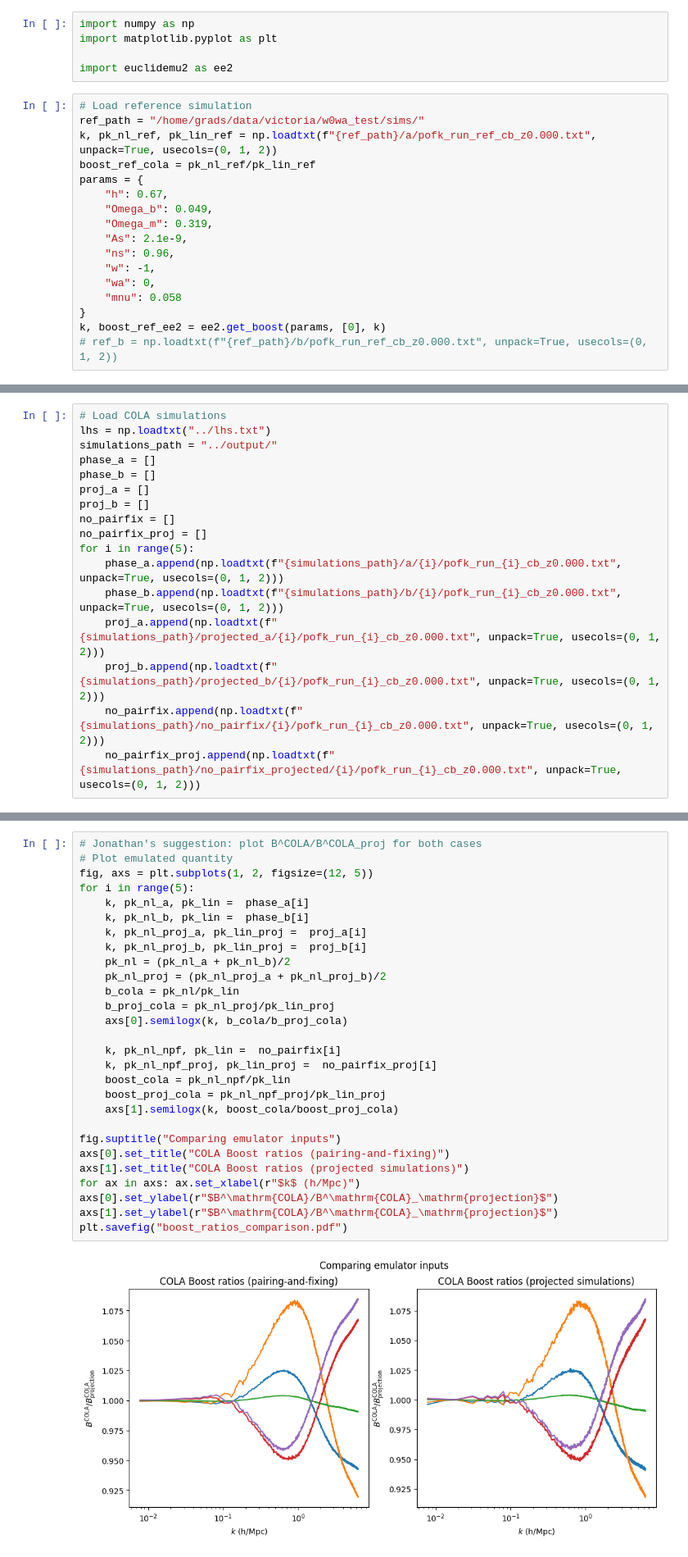
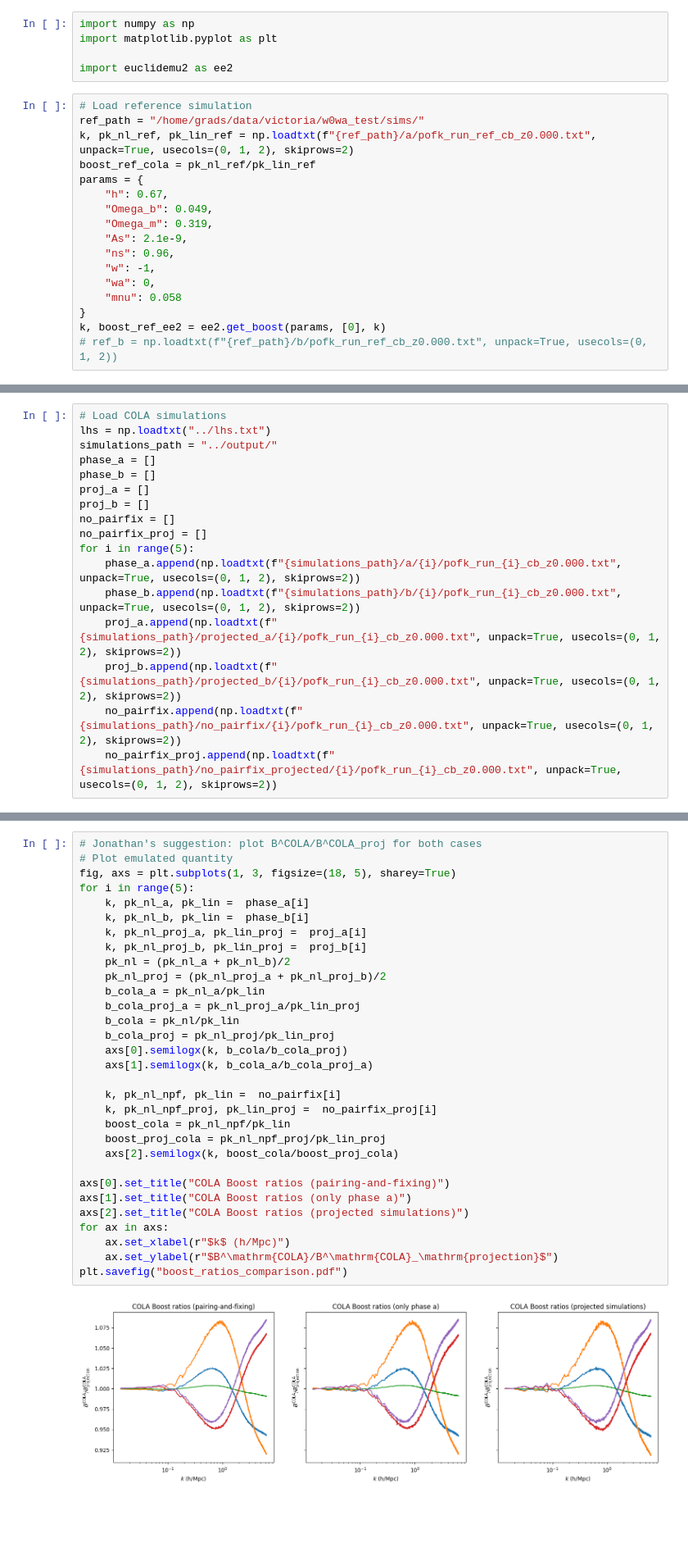
Before and after one commit to SBU-COSMOLIKE/COLA_w0wa, a Jupyter notebook: cola/test_5/analysis/cosmic_variance.ipynb, the cells around one changed output, grey strips where cells are left out. Shown at 82% size. Saved outputs shown, nothing was run; the diff lists cells and outputs as text; blank space fills up the shorter version.

```diff
--- a/cola/test_5/analysis/cosmic_variance.ipynb
+++ b/cola/test_5/analysis/cosmic_variance.ipynb
@@ -8,7 +8,7 @@ import euclidemu2 as ee2
 # %%
 # Load reference simulation
 ref_path = "/home/grads/data/victoria/w0wa_test/sims/"
-k, pk_nl_ref, pk_lin_ref = np.loadtxt(f"{ref_path}/a/pofk_run_ref_cb_z0.000.txt", unpack=True, usecols=(0, 1, 2))
+k, pk_nl_ref, pk_lin_ref = np.loadtxt(f"{ref_path}/a/pofk_run_ref_cb_z0.000.txt", unpack=True, usecols=(0, 1, 2), skiprows=2)
 boost_ref_cola = pk_nl_ref/pk_lin_ref
 params = {
     "h": 0.67,
@@ -39,12 +33,12 @@ proj_b = []
 no_pairfix = []
 no_pairfix_proj = []
 for i in range(5):
-    phase_a.append(np.loadtxt(f"{simulations_path}/a/{i}/pofk_run_{i}_cb_z0.000.txt", unpack=True, usecols=(0, 1, 2)))
-    phase_b.append(np.loadtxt(f"{simulations_path}/b/{i}/pofk_run_{i}_cb_z0.000.txt", unpack=True, usecols=(0, 1, 2)))
-    proj_a.append(np.loadtxt(f"{simulations_path}/projected_a/{i}/pofk_run_{i}_cb_z0.000.txt", unpack=True, usecols=(0, 1, 2)))
-    proj_b.append(np.loadtxt(f"{simulations_path}/projected_b/{i}/pofk_run_{i}_cb_z0.000.txt", unpack=True, usecols=(0, 1, 2)))
-    no_pairfix.append(np.loadtxt(f"{simulations_path}/no_pairfix/{i}/pofk_run_{i}_cb_z0.000.txt", unpack=True, usecols=(0, 1, 2)))
-    no_pairfix_proj.append(np.loadtxt(f"{simulations_path}/no_pairfix_projected/{i}/pofk_run_{i}_cb_z0.000.txt", unpack=True, usecols=(0, 1, 2)))
+    phase_a.append(np.loadtxt(f"{simulations_path}/a/{i}/pofk_run_{i}_cb_z0.000.txt", unpack=True, usecols=(0, 1, 2), skiprows=2))
+    phase_b.append(np.loadtxt(f"{simulations_path}/b/{i}/pofk_run_{i}_cb_z0.000.txt", unpack=True, usecols=(0, 1, 2), skiprows=2))
+    proj_a.append(np.loadtxt(f"{simulations_path}/projected_a/{i}/pofk_run_{i}_cb_z0.000.txt", unpack=True, usecols=(0, 1, 2), skiprows=2))
+    proj_b.append(np.loadtxt(f"{simulations_path}/projected_b/{i}/pofk_run_{i}_cb_z0.000.txt", unpack=True, usecols=(0, 1, 2), skiprows=2))
+    no_pairfix.append(np.loadtxt(f"{simulations_path}/no_pairfix/{i}/pofk_run_{i}_cb_z0.000.txt", unpack=True, usecols=(0, 1, 2), skiprows=2))
+    no_pairfix_proj.append(np.loadtxt(f"{simulations_path}/no_pairfix_projected/{i}/pofk_run_{i}_cb_z0.000.txt", unpack=True, usecols=(0, 1, 2), skiprows=2))
 # %%
 # Plot boost (1 ref) with pair-fixing
 for i in range(5):
@@ -178,30 +172,33 @@ plt.savefig("emulator_inputs.pdf")
 # %%
 # Jonathan's suggestion: plot B^COLA/B^COLA_proj for both cases
 # Plot emulated quantity
-fig, axs = plt.subplots(1, 2, figsize=(12, 5))
+fig, axs = plt.subplots(1, 3, figsize=(18, 5), sharey=True)
 for i in range(5):
     k, pk_nl_a, pk_lin =  phase_a[i]
     k, pk_nl_b, pk_lin =  phase_b[i]
     k, pk_nl_proj_a, pk_lin_proj =  proj_a[i]
     k, pk_nl_proj_b, pk_lin_proj =  proj_b[i]
     pk_nl = (pk_nl_a + pk_nl_b)/2
     pk_nl_proj = (pk_nl_proj_a + pk_nl_proj_b)/2
+    b_cola_a = pk_nl_a/pk_lin
+    b_cola_proj_a = pk_nl_proj_a/pk_lin_proj
     b_cola = pk_nl/pk_lin
-    b_proj_cola = pk_nl_proj/pk_lin_proj
-    axs[0].semilogx(k, b_cola/b_proj_cola)
+    b_cola_proj = pk_nl_proj/pk_lin_proj
+    axs[0].semilogx(k, b_cola/b_cola_proj)
+    axs[1].semilogx(k, b_cola_a/b_cola_proj_a)
 
     k, pk_nl_npf, pk_lin =  no_pairfix[i]
     k, pk_nl_npf_proj, pk_lin_proj =  no_pairfix_proj[i]
     boost_cola = pk_nl_npf/pk_lin
     boost_proj_cola = pk_nl_npf_proj/pk_lin_proj
-    axs[1].semilogx(k, boost_cola/boost_proj_cola)
+    axs[2].semilogx(k, boost_cola/boost_proj_cola)
 
-fig.suptitle("Comparing emulator inputs")
 axs[0].set_title("COLA Boost ratios (pairing-and-fixing)")
-axs[1].set_title("COLA Boost ratios (projected simulations)")
-for ax in axs: ax.set_xlabel(r"$k$ (h/Mpc)")
-axs[0].set_ylabel(r"$B^\mathrm{COLA}/B^\mathrm{COLA}_\mathrm{projection}$")
-axs[1].set_ylabel(r"$B^\mathrm{COLA}/B^\mathrm{COLA}_\mathrm{projection}$")
+axs[1].set_title("COLA Boost ratios (only phase a)")
+axs[2].set_title("COLA Boost ratios (projected simulations)")
+for ax in axs:
+    ax.set_xlabel(r"$k$ (h/Mpc)")
+    ax.set_ylabel(r"$B^\mathrm{COLA}/B^\mathrm{COLA}_\mathrm{projection}$")
 plt.savefig("boost_ratios_comparison.pdf")
 # %% [output]
-[figure, old version]
+[figure, new version]
```
Also changed, not shown: parts of 1 cell of this notebook, 7 other files.
